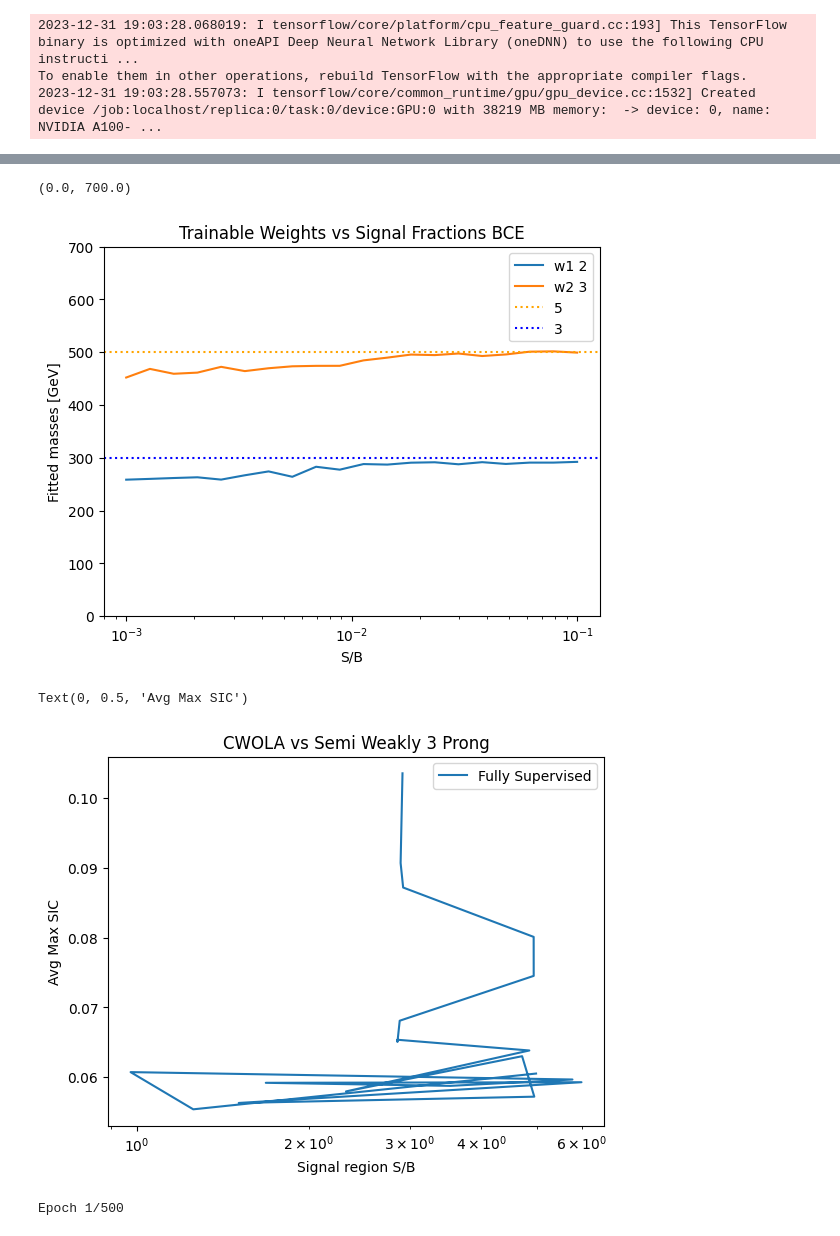
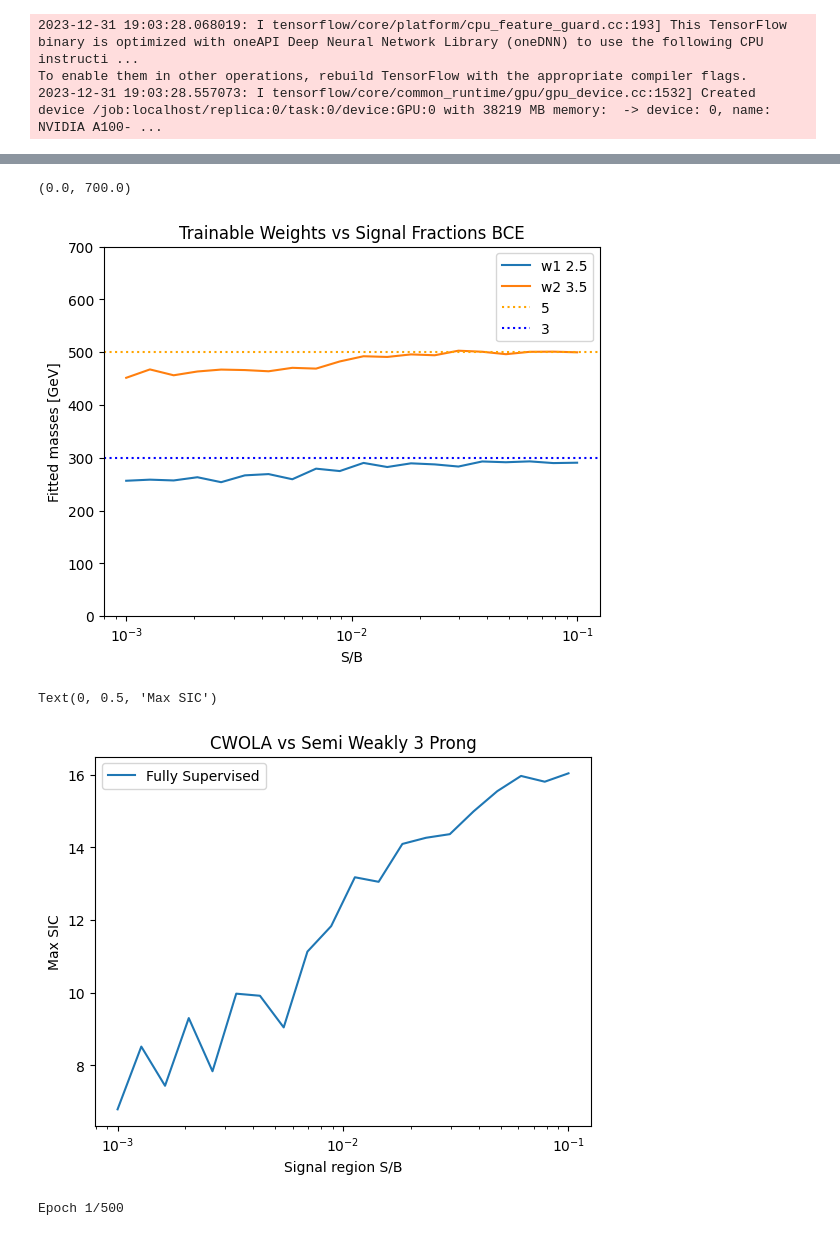
Before and after one commit to GitGup/SemiWeaklySupervised, a Jupyter notebook: SemiWeakly6Features.ipynb, the cells around one changed output, grey strips where cells are left out. Saved outputs shown, nothing was run; the diff lists cells and outputs as text; code cells hidden in the pictures.

```diff
--- a/SemiWeakly6Features.ipynb
+++ b/SemiWeakly6Features.ipynb
@@ -938,9 +938,12 @@ To enable them in other operations, rebuild TensorFlow with the appropriate comp
 # %%
 decay = 'qqq'
 
+msic = []
+sig_list = []
 weight_list1 = []
 weight_list2 = []
 weight_list3 = []
+weight_list4 = []
 
 sigspace = np.logspace(-3, -1, 20)
 for sigfrac in sigspace:
@@ -984,14 +987,13 @@ for sigfrac in sigspace:
     hidden_layer_13 = model_qqq(inputs2)
     LLR2 = hidden_layer_1 / (1.-hidden_layer_1+0.0001)
     LLR3 = hidden_layer_13 / (1.-hidden_layer_13+0.0001)
-    LLR_xs = 1.+sigfrac*LLR - sigfrac
-    LLR_xs_fixed = (1-model33(tf.ones_like(inputs)[:,0])) + model33(tf.ones_like(inputs)[:,0])*model34(tf.ones_like(inputs)[:,0]) * LLR3 + (1-model34(tf.ones_like(inputs)[:,0]))*LLR2*model33(tf.ones_like(inputs)[:,0])
-    #LLR_xs = 1.+model33(tf.ones_like(inputs)[:,0])*(model34(tf.ones_like(inputs)[:,0])*LLR+(1.-model34(tf.ones_like(inputs)[:,0]))*LLR3)
+    LLR_xs = 1.+sigfrac*LLR3 - sigfrac
+    #LLR_xs_fixed = (1-model33(tf.ones_like(inputs)[:,0])) + model33(tf.ones_like(inputs)[:,0])*model34(tf.ones_like(inputs)[:,0]) * LLR3 + (1-model34(tf.ones_like(inputs)[:,0]))*LLR2*model33(tf.ones_like(inputs)[:,0])
     ws = LLR_xs_fixed / (1.+LLR_xs_fixed+0.0001)
     model_all2 = Model(inputs = inputs, outputs = ws)
     model_all2.compile(loss='binary_crossentropy', optimizer=tf.keras.optimizers.Adam(learning_rate = 0.01))
 
-    m1 = 3
+    m1 = 2
     m2 = 5
 
     test_background = int(1/2 * len(x[0,0, decay]))
@@ -1013,8 +1015,16 @@ for sigfrac in sigspace:
     myhistory_hack_ = model_all2.fit(X_train_[:,0:6], Y_train_, epochs=20,validation_data=(X_val_[:,0:6], Y_val_),batch_size=1024, verbose = 0)
     print(m1,m2,model_all2.trainable_weights[0].numpy()[0][0],model_all2.trainable_weights[1].numpy()[0][0])
 
+    sig_list+=[sigfrac]
     weight_list1+=[model_all2.trainable_weights[0].numpy()[0][0]]
     weight_list2+=[model_all2.trainable_weights[1].numpy()[0][0]]
     weight_list3+=[np.exp(model_all2.trainable_weights[2].numpy()[0][0])]
+    weight_list4+=[np.exp(model_all2.trainable_weights[3].numpy()[0][0])]
+
+    scores = model_all2.predict(np.concatenate([x[0,0, decay][0:test_background],x[m1,m2, decay][0:test_signal]]),batch_size=1024, verbose = 0)
+    y = np.concatenate([np.zeros(test_background),np.ones(test_signal)])
+    fpr, tpr, _ = metrics.roc_curve(y, scores)
+
+    msic.append([np.max(tpr/np.sqrt(fpr+0.0001))])
 # %% [output]
 0.001
@@ -1037,6 +1047,6 @@ for sigfrac in sigspace:
 # %%
-plt.plot(sigspace,np.array(weight_list1)*100, label = f"w1 {2}")
-plt.plot(sigspace,np.array(weight_list2)*100, label = f"w2 {3}")
+plt.plot(sig_list,np.array(weight_list1)*100, label = f"w1 {w1}")
+plt.plot(sig_list,np.array(weight_list2)*100, label = f"w2 {w2}")
 plt.xscale("log")
 plt.xlabel("S/B")
 plt.ylabel("Fitted masses [GeV]")
@@ -1047,17 +1057,17 @@ plt.legend()
 plt.ylim([0,700])
 # %% [output]
 (0.0, 700.0)
-[figure, old version]
+[figure, new version]
 # %%
-plt.plot(weight_list1,maxsic,label="Fully Supervised")
+plt.plot(sig_list,msic,label="Fully Supervised")
 plt.title(f"CWOLA vs Semi Weakly 3 Prong")
 plt.legend()
 plt.xscale("log")
 plt.xlabel("Signal region S/B")
-plt.ylabel("Avg Max SIC")
+plt.ylabel("Max SIC")
 # %% [output]
-Text(0, 0.5, 'Avg Max SIC')
+Text(0, 0.5, 'Max SIC')
-[figure, old version]
+[figure, new version]
 # %%
 if (True):
 
```
Also changed, not shown: parts of 1 cell of this notebook.
